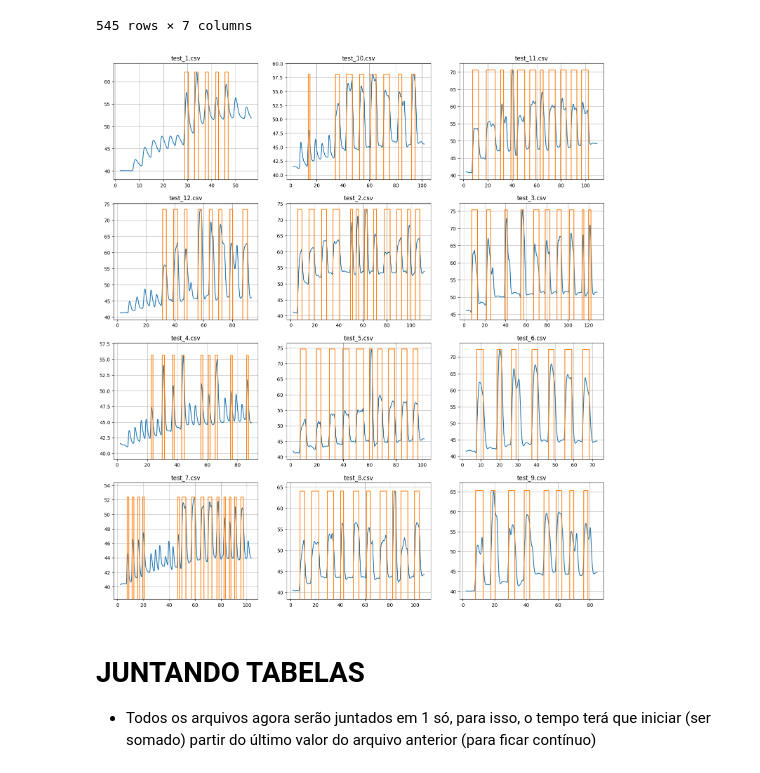
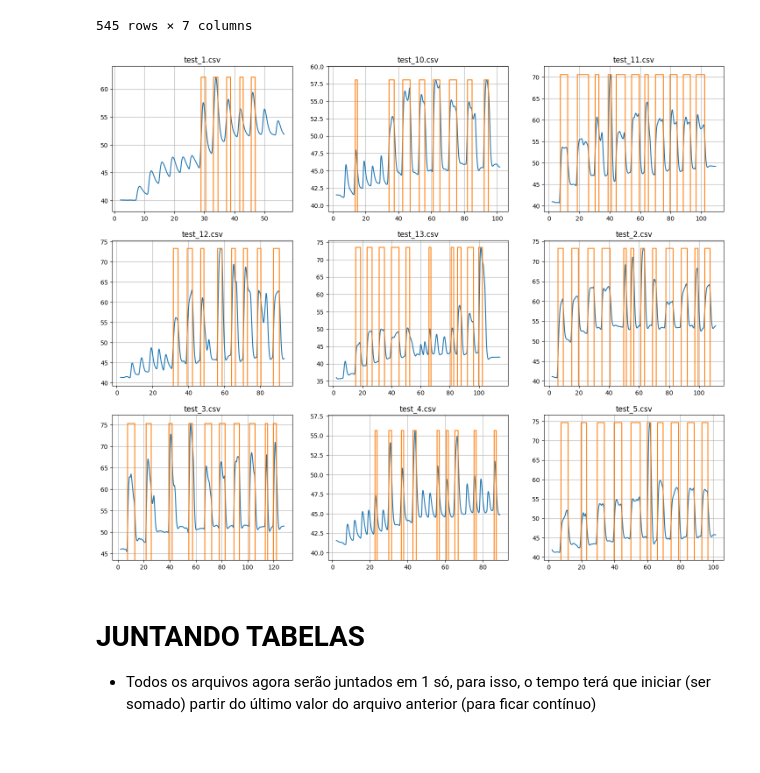
Before and after one commit to KlaussMarchi/PressureSensorModel, a Jupyter notebook: Model/files/Format.ipynb, the cells around one changed output. Drawn from its saved outputs; the diff is of its cells as text; code cells hidden in the pictures.

```diff
--- a/Model/files/Format.ipynb
+++ b/Model/files/Format.ipynb
@@ -104,24 +89,27 @@ tables[files[0]]
 | 544 | 56.5 | 51.88463 | 52.96559 | -1.08096 | False | True | False |
 545 rows × 7 columns
 # %%
-def plotTables(tables):
+def plotTables(tables, limit=None):
     numRows = len(tables.values()) // 3 + 1
     plt.figure(figsize=(18, 5*numRows))
 
     for i, name in enumerate(tables.keys()):
         table = tables[name]
         plt.subplot(numRows, 3, i+1)
         plt.plot(table.time, table.pressure)
         plt.plot(table.time, table.blowing*table.pressure.max())
         plt.ylim(table.pressure.min()-2, table.pressure.max()+2)
         plt.grid(), plt.title(name)
 
+        if limit is not None and i == limit - 1:
+            break
+
     plt.show()
 
 
-plotTables(tables)
+plotTables(tables, limit=9)
 # %% [output]
-[figure, old version]
+[figure, new version]
 # %% [markdown]
 # JUNTANDO TABELAS
 - Todos os arquivos agora serão juntados em 1 só, para isso, o tempo terá que iniciar (ser somado) partir do último valor do arquivo anterior (para ficar contínuo)
```
Also changed, not shown: parts of 9 cells of this notebook, 3 other files.
